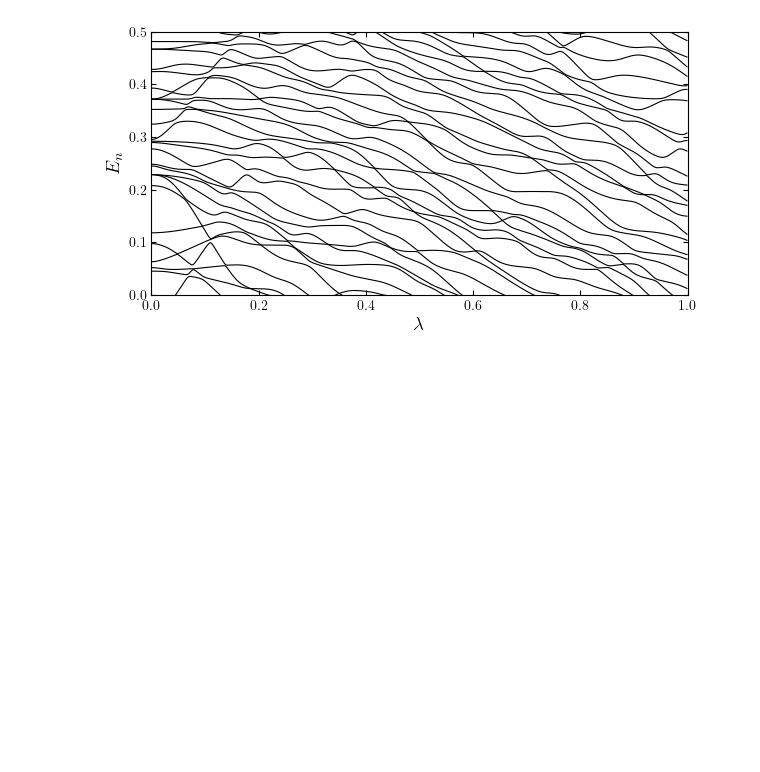
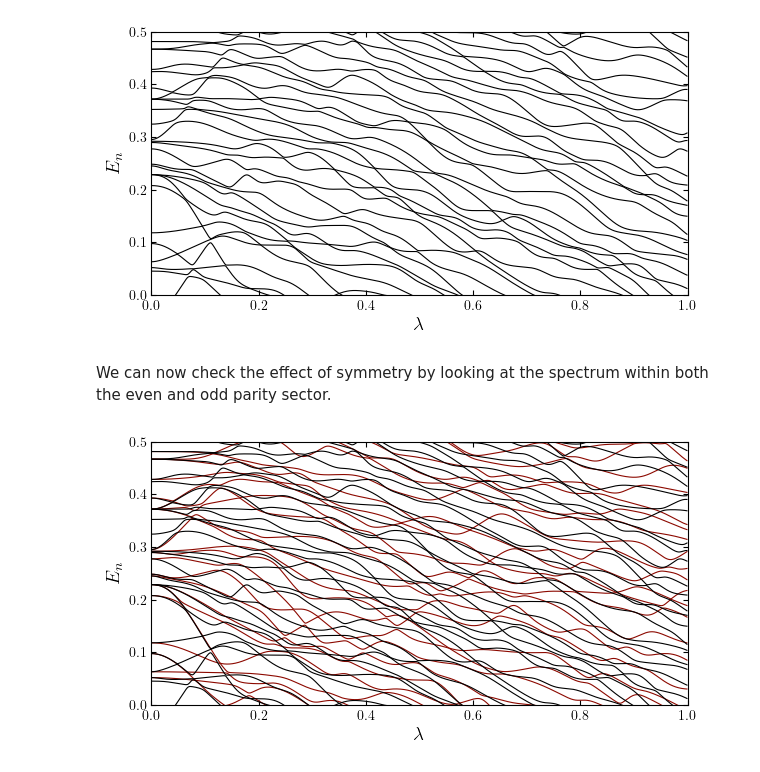
Before and after one commit to mgbukov/MBQD, a Jupyter notebook: notebooks/Random Matrix Theory and ETH.ipynb, the cells around one changed output. Cells and saved outputs as stored; diff of their text form; code cells hidden in the pictures; blank space fills up the shorter version.

```diff
--- a/notebooks/Random Matrix Theory and ETH.ipynb
+++ b/notebooks/Random Matrix Theory and ETH.ipynb
@@ -423,3 +482,37 @@ plt.savefig('levelrepulsion.pdf',bbox_inches='tight')
 plt.show()
 # %% [output]
 [figure]
+# %% [markdown]
+We can now check the effect of symmetry by looking at the spectrum within both the even and odd parity sector.
+# %%
+###Define model parameters
+L = 14 # system size
+J = 1. # nearest-neighbour interactions
+h_x = 0.9045 # transverse field
+h_z = 0.809 # longitudinal field
+
+basis_np = spin_basis_1d(L,pauli=True,pblock=-1,kblock=0)
+
+#Compute the Hamiltonian
+H_Ising_np = hamiltonian(static,dynamic,basis=basis_np,dtype=np.float64,**no_checks)
+
+#Calculate full eigenspectrum at various times/parameters
+dim_np = basis_np.Ns
+E_np_range = np.zeros([len(t_range),dim_np])
+
+for i, t_i in enumerate(t_range):
+    E_np_range[i] = H_Ising_np.eigvalsh(time=t_i)
+
+#Plot full eigenspectrum as function of parameter
+fig,ax = plt.subplots()
+for i in range(dim_np):
+    ax.plot(t_range,E_np_range[:,i],'C2',linewidth=0.8)
+for i in range(dim):
+    ax.plot(t_range,E_range[:,i],'k',linewidth=0.8)
+ax.set_ylabel(r'$E_n$')
+ax.set_xlabel(r'$\lambda$')
+ax.set_ylim(0.,.5)
+ax.set_xlim(0.,1.)
+plt.show()
+# %% [output]
+[figure, added]
```
Also changed, not shown: parts of 17 cells of this notebook.
